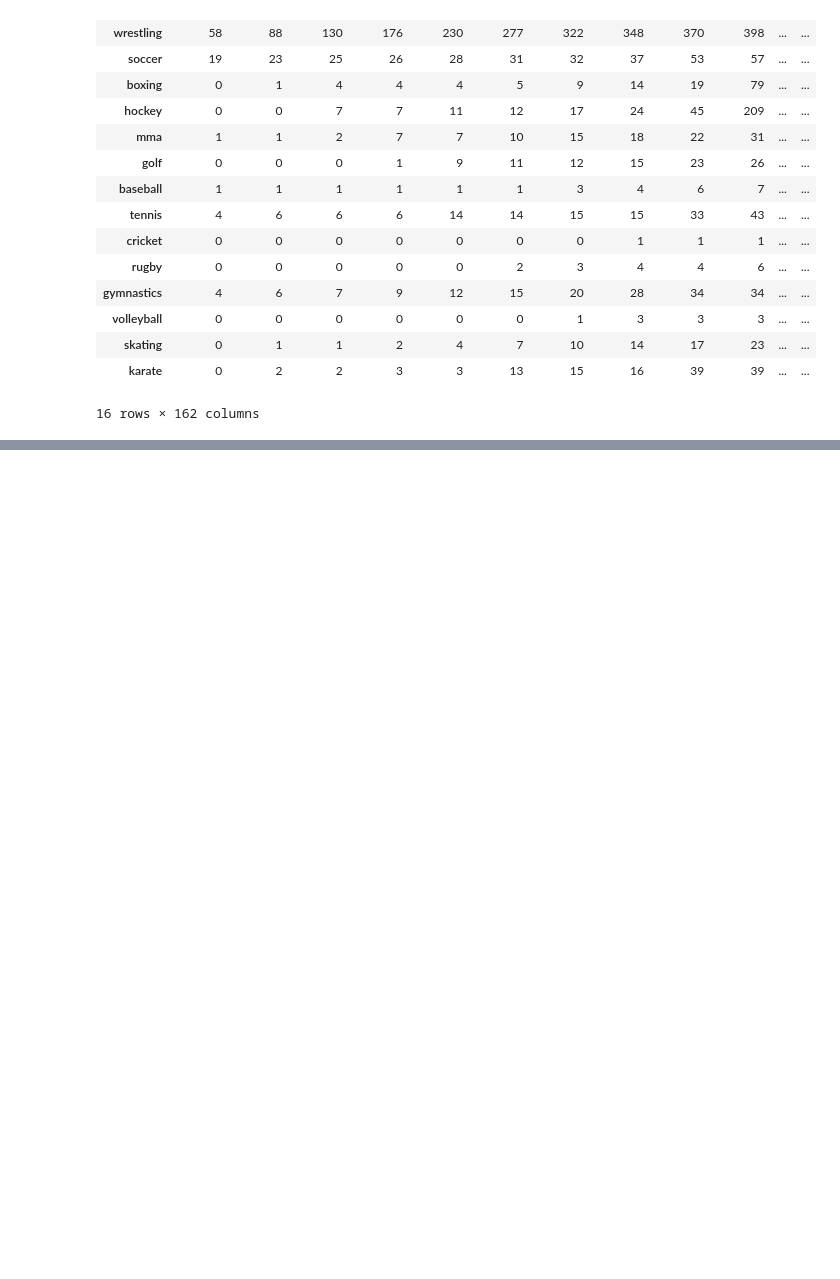
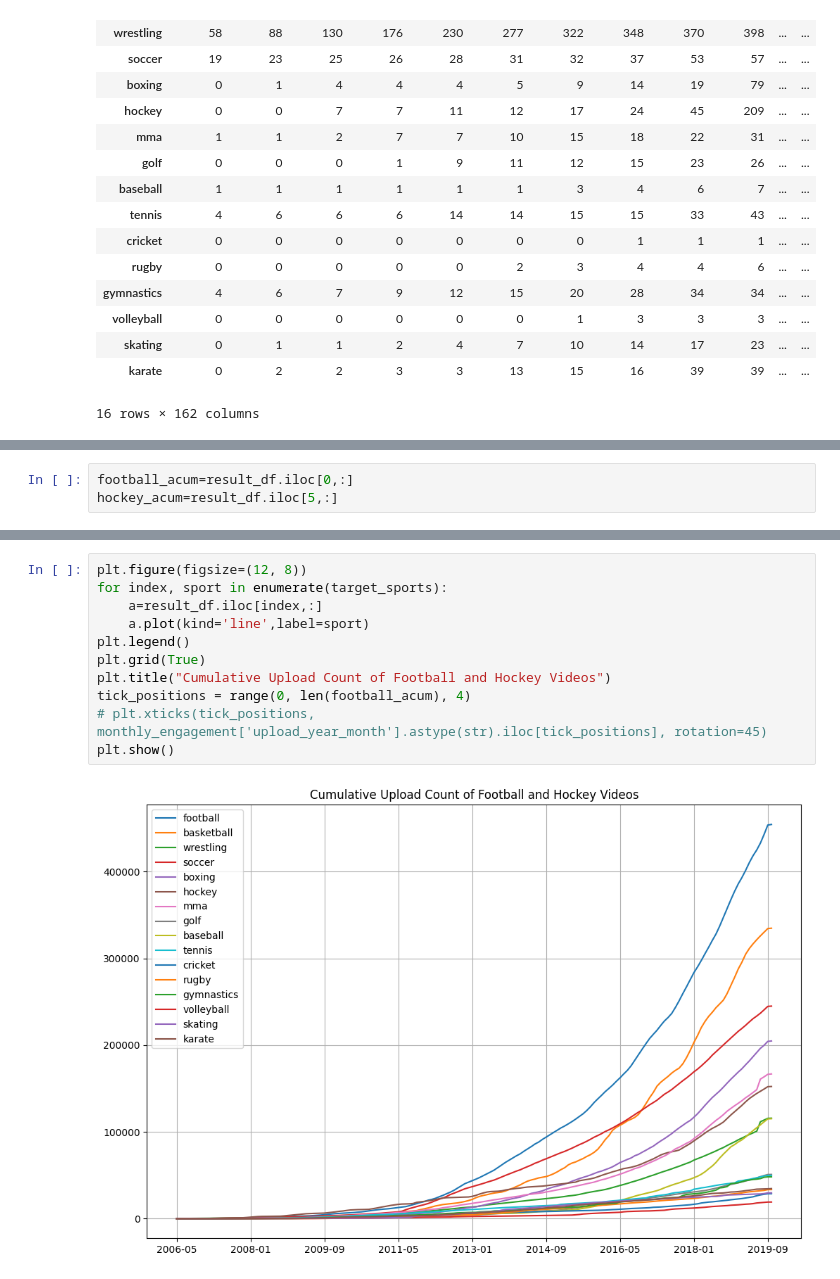
Before and after one commit to epfl-ada/ada-2024-project-robodatapioneers2024, a Jupyter notebook: part3_sport_transit.ipynb, the cells around one changed output, grey strips where cells are left out. Drawn from its saved outputs; the diff is of its cells as text; blank space fills up the shorter version.

```diff
--- a/part3_sport_transit.ipynb
+++ b/part3_sport_transit.ipynb
@@ -139,0 +149,3 @@ result_df
+# %%
+football_acum=result_df.iloc[0,:]
+hockey_acum=result_df.iloc[5,:]
@@ -139,0 +161,13 @@ result_df
+# %%
+plt.figure(figsize=(12, 8))
+for index, sport in enumerate(target_sports):
+    a=result_df.iloc[index,:]
+    a.plot(kind='line',label=sport)
+plt.legend()
+plt.grid(True)
+plt.title("Cumulative Upload Count of Football and Hockey Videos")
+tick_positions = range(0, len(football_acum), 4)
+# plt.xticks(tick_positions, monthly_engagement['upload_year_month'].astype(str).iloc[tick_positions], rotation=45)
+plt.show()
+# %% [output]
+[figure, added]
```
Also changed, not shown: parts of 4 cells of this notebook, 2 other files.
